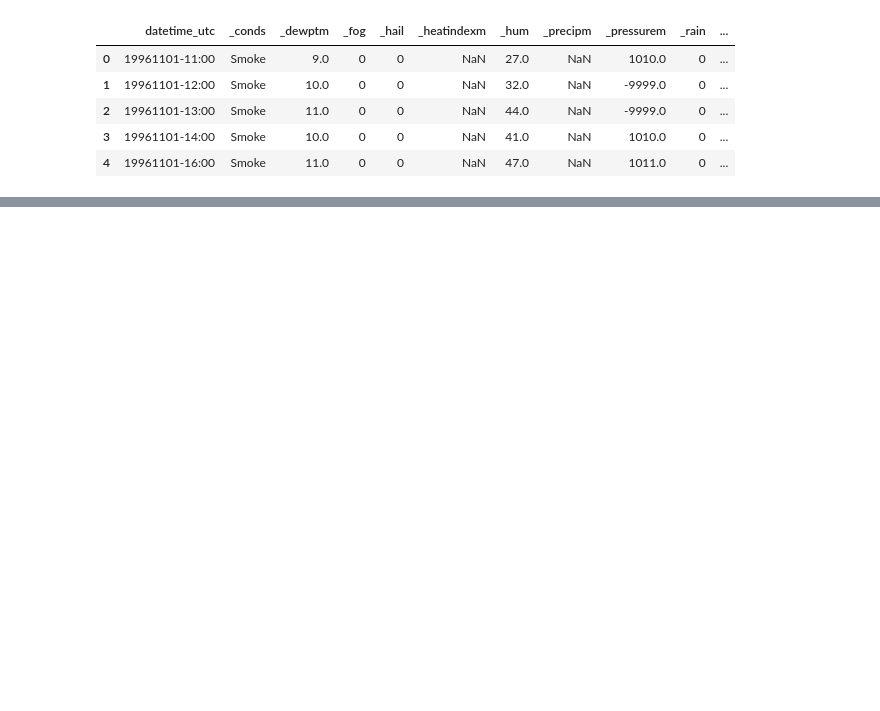
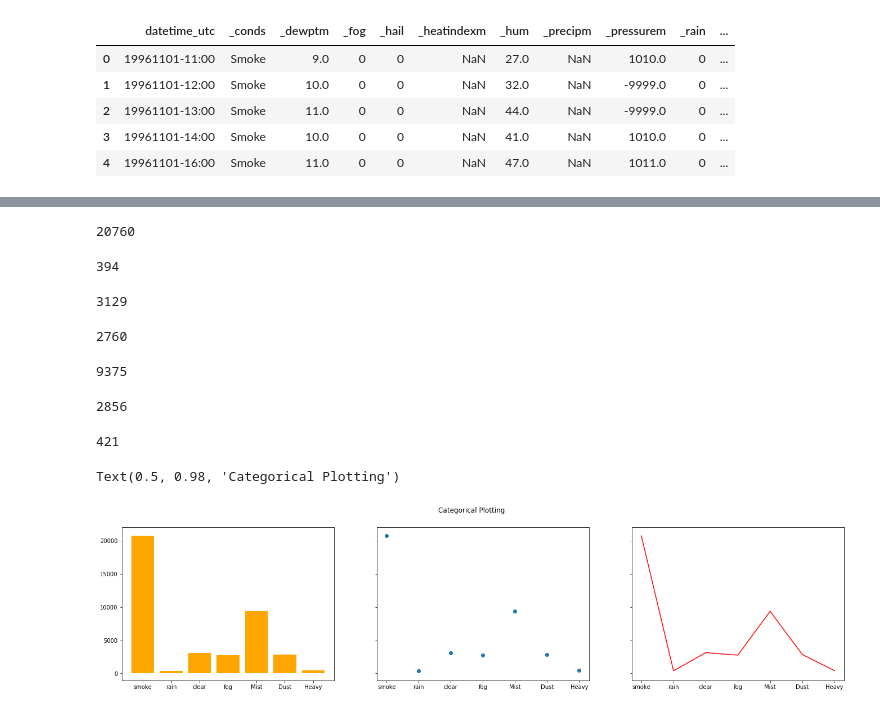
Before and after one commit to i-shitizkhanna/Time-Series-Forecasting, a Jupyter notebook: Time_Series_Analysis.ipynb, the cells around one changed output, grey strips where cells are left out. Cells and saved outputs as stored; diff of their text form; code cells hidden in the pictures; blank space fills up the shorter version.

Commit message:
Data-Analysis

```diff
--- a/Time_Series_Analysis.ipynb
+++ b/Time_Series_Analysis.ipynb
@@ -16,0 +99,48 @@ delhi.head()
+# %%
+smoke=delhi[' _conds'][delhi[' _conds'] == 'Smoke'].count()
+print(smoke)
+# %% [output]
+20760
+# %%
+rain=delhi[' _conds'][delhi[' _conds'] == 'Rain'].count()
+print(rain)
+# %% [output]
+394
+# %%
+clear=delhi[' _conds'][delhi[' _conds'] == 'Clear'].count()
+print(clear)
+# %% [output]
+3129
+# %%
+fog=delhi[' _conds'][delhi[' _conds'] == 'Fog'].count()
+print(fog)
+# %% [output]
+2760
+# %%
+Mist=delhi[' _conds'][delhi[' _conds'] == 'Mist'].count()
+print(Mist)
+# %% [output]
+9375
+# %%
+Dust=delhi[' _conds'][delhi[' _conds'] == 'Widespread Dust'].count()
+print(Dust)
+# %% [output]
+2856
+# %%
+Heavy=delhi[' _conds'][delhi[' _conds'] == 'Heavy Fog'].count()
+print(Heavy)
+# %% [output]
+421
+# %%
+data = {'smoke': smoke,'rain':rain,'clear':clear,'fog':fog,'Mist':Mist,'Dust':Dust,'Heavy':Heavy}
+names = list(data.keys())
+values = list(data.values())
+
+fig, axs = plt.subplots(1, 3, figsize=(23, 5), sharey=True)
+axs[0].bar(names, values,color='Orange')
+axs[1].scatter(names, values)
+axs[2].plot(names, values, color='Red')
+fig.suptitle('Categorical Plotting')
+# %% [output]
+Text(0.5, 0.98, 'Categorical Plotting')
+[figure, added]
```
Also changed, not shown: parts of 6 cells of this notebook.
